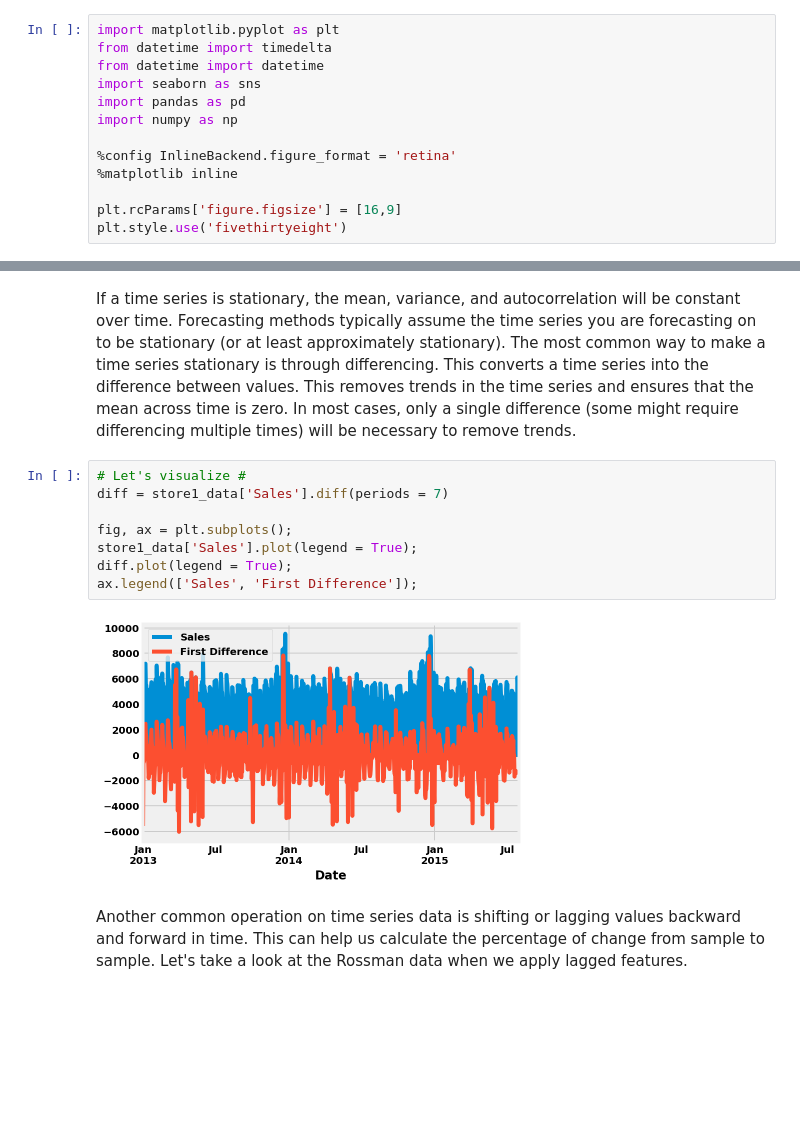
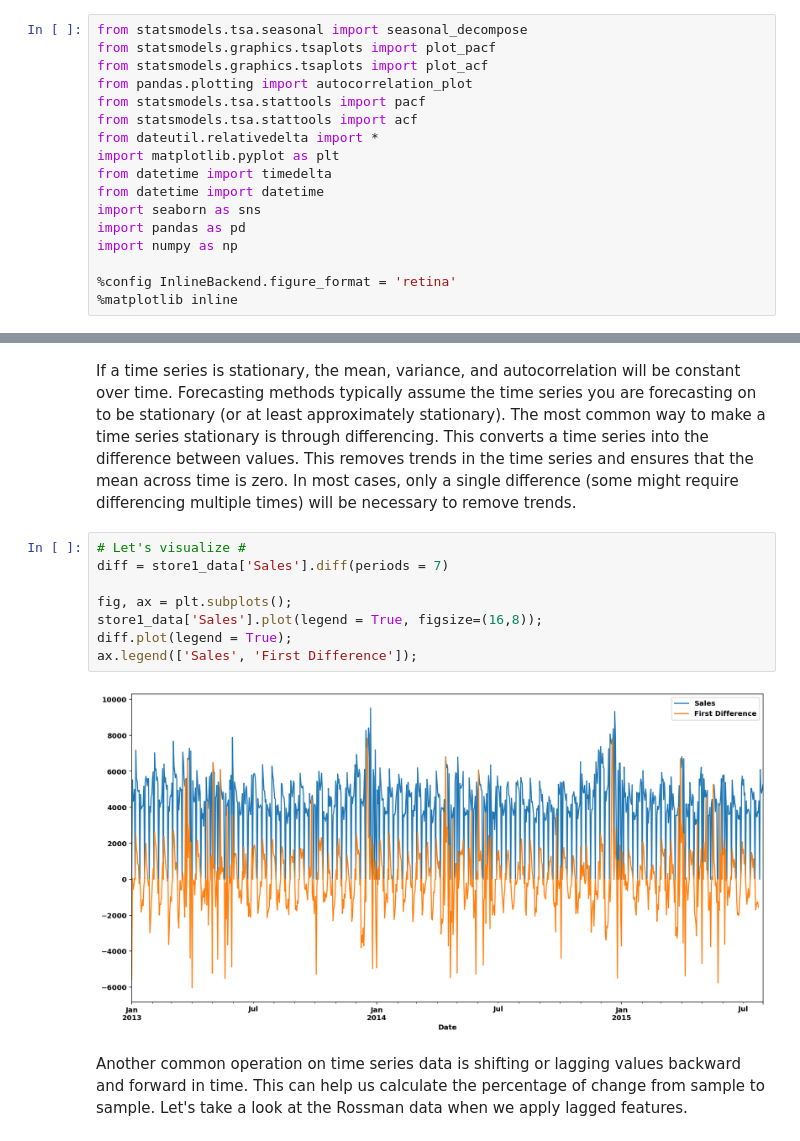
Before and after one commit to Andaluz/Data_Science, a Jupyter notebook: Time_Series.ipynb, the cells around one changed output, grey strips where cells are left out. Drawn from its saved outputs; the diff is of its cells as text; blank space fills up the shorter version.

```diff
--- a/Time_Series.ipynb
+++ b/Time_Series.ipynb
@@ -5,6 +5,13 @@ The datasets in which we will be using here were obtained via open sources.
 # %% [markdown]
 Let's begin with importing our needed libraries.
 # %%
+from statsmodels.tsa.seasonal import seasonal_decompose
+from statsmodels.graphics.tsaplots import plot_pacf
+from statsmodels.graphics.tsaplots import plot_acf
+from pandas.plotting import autocorrelation_plot
+from statsmodels.tsa.stattools import pacf
+from statsmodels.tsa.stattools import acf
+from dateutil.relativedelta import *
 import matplotlib.pyplot as plt
 from datetime import timedelta
 from datetime import datetime
@@ -14,9 +21,6 @@ import numpy as np
 
 %config InlineBackend.figure_format = 'retina'
 %matplotlib inline
-
-plt.rcParams['figure.figsize'] = [16,9]
-plt.style.use('fivethirtyeight')
 # %% [markdown]
 Here, we will be practicing with time series data. Let's begin with a look at some Apple stock data.
 # %%
@@ -453,13 +457,13 @@ If a time series is stationary, the mean, variance, and autocorrelation will be
 # %%
 # Let's visualize #
 diff = store1_data['Sales'].diff(periods = 7)
 
 fig, ax = plt.subplots();
-store1_data['Sales'].plot(legend = True);
+store1_data['Sales'].plot(legend = True, figsize=(16,8));
 diff.plot(legend = True);
 ax.legend(['Sales', 'First Difference']);
 # %% [output]
-[figure, old version]
+[figure, new version]
 # %% [markdown]
 Another common operation on time series data is shifting or lagging values backward and forward in time. This can help us calculate the percentage of change from sample to sample. Let's take a look at the Rossman data when we apply lagged features.
 # %%
```
Also changed, not shown: parts of 65 cells of this notebook.
